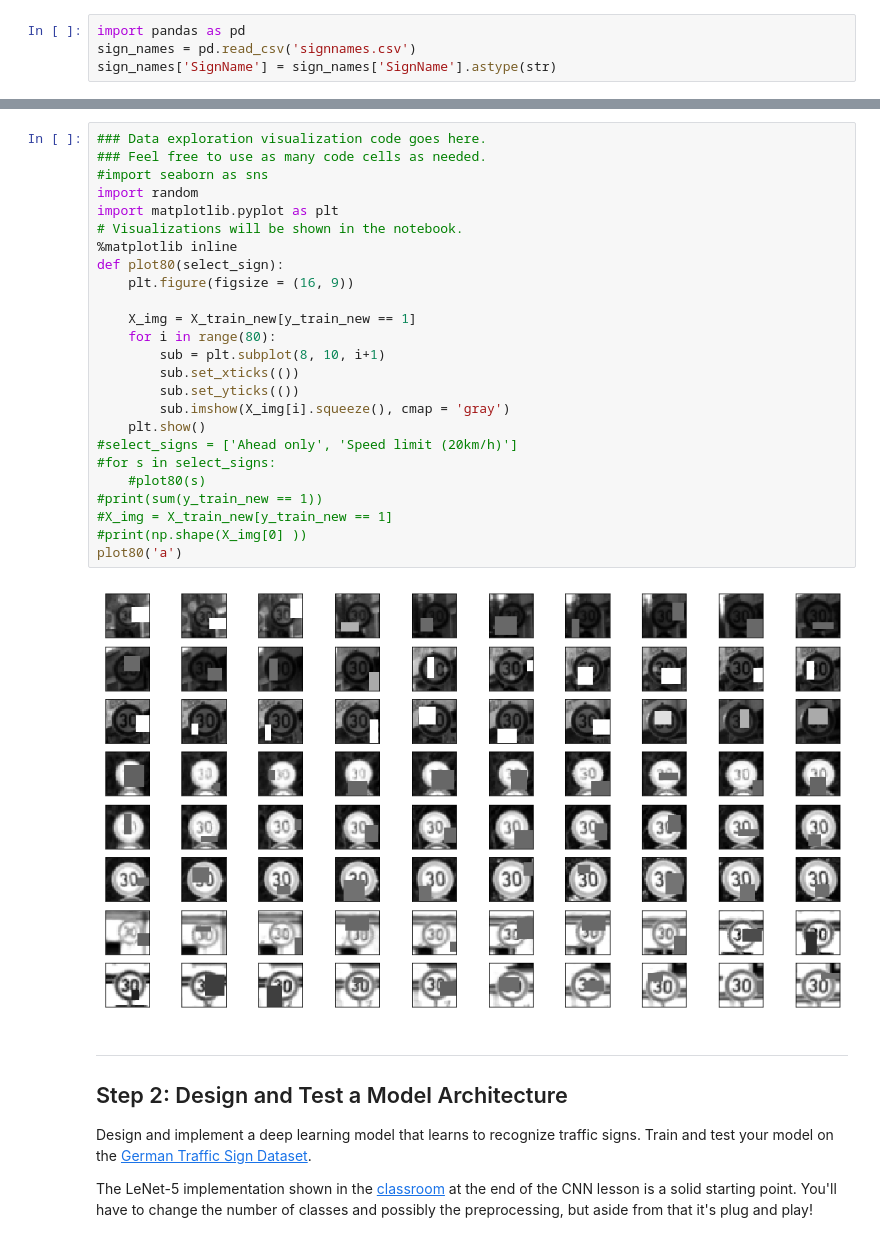
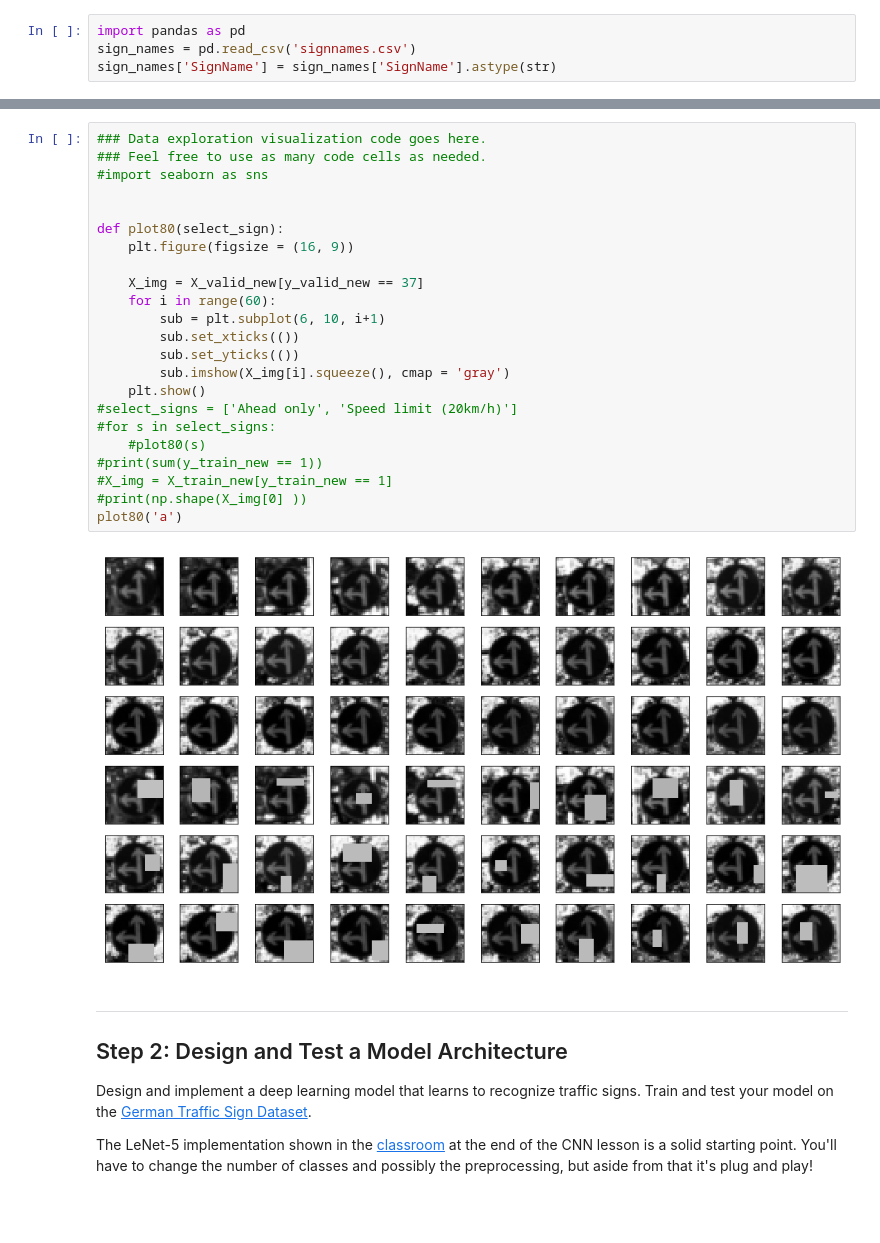
Before and after one commit to xingliuUT/CarND-Traffic-Sign-Classifier-Project, a Jupyter notebook: Traffic_Sign_Classifier.ipynb, the cells around one changed output, grey strips where cells are left out. Drawn from its saved outputs; the diff is of its cells as text; blank space fills up the shorter version.

```diff
--- a/Traffic_Sign_Classifier.ipynb
+++ b/Traffic_Sign_Classifier.ipynb
@@ -115,30 +118,28 @@ signNameHist(y_valid, 'Number of images of each sign in valid set')
 # %%
 ### Data exploration visualization code goes here.
 ### Feel free to use as many code cells as needed.
 #import seaborn as sns
-import random
-import matplotlib.pyplot as plt
-# Visualizations will be shown in the notebook.
-%matplotlib inline
+
+
 def plot80(select_sign):
     plt.figure(figsize = (16, 9))
 
-    X_img = X_train_new[y_train_new == 1]
-    for i in range(80):
-        sub = plt.subplot(8, 10, i+1)
+    X_img = X_valid_new[y_valid_new == 37]
+    for i in range(60):
+        sub = plt.subplot(6, 10, i+1)
         sub.set_xticks(())
         sub.set_yticks(())
         sub.imshow(X_img[i].squeeze(), cmap = 'gray')
     plt.show()
 #select_signs = ['Ahead only', 'Speed limit (20km/h)']
 #for s in select_signs:
     #plot80(s)
 #print(sum(y_train_new == 1))
 #X_img = X_train_new[y_train_new == 1]
 #print(np.shape(X_img[0] ))
 plot80('a')
 # %% [output]
-[figure, old version]
+[figure, new version]
 # %% [markdown]
 ----
 
```
Also changed, not shown: parts of 13 cells of this notebook.
